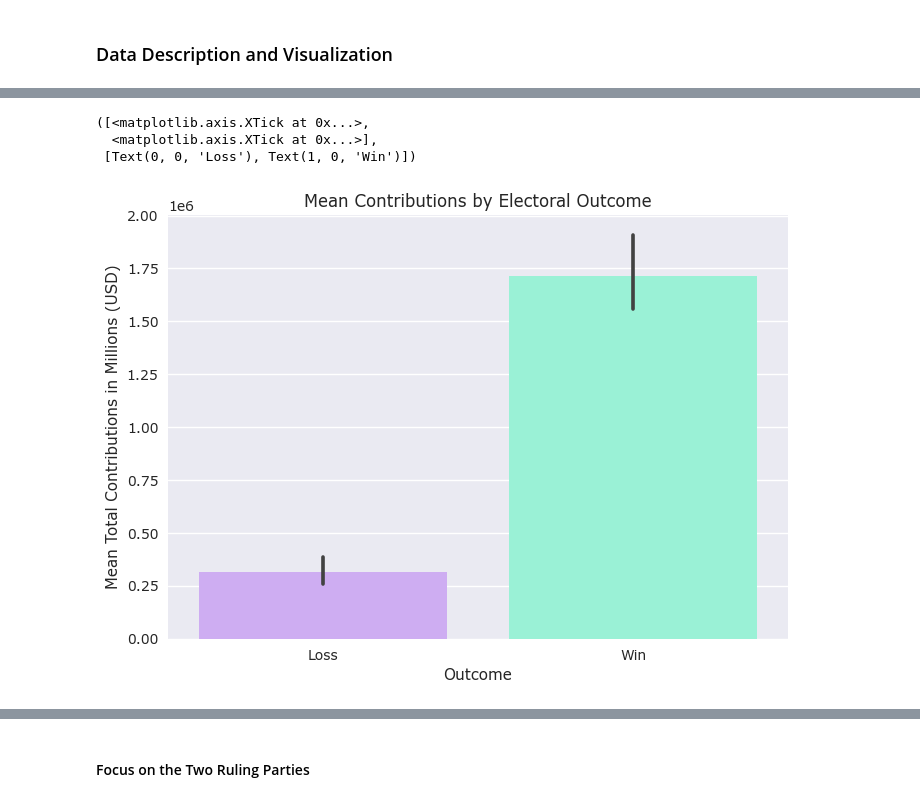
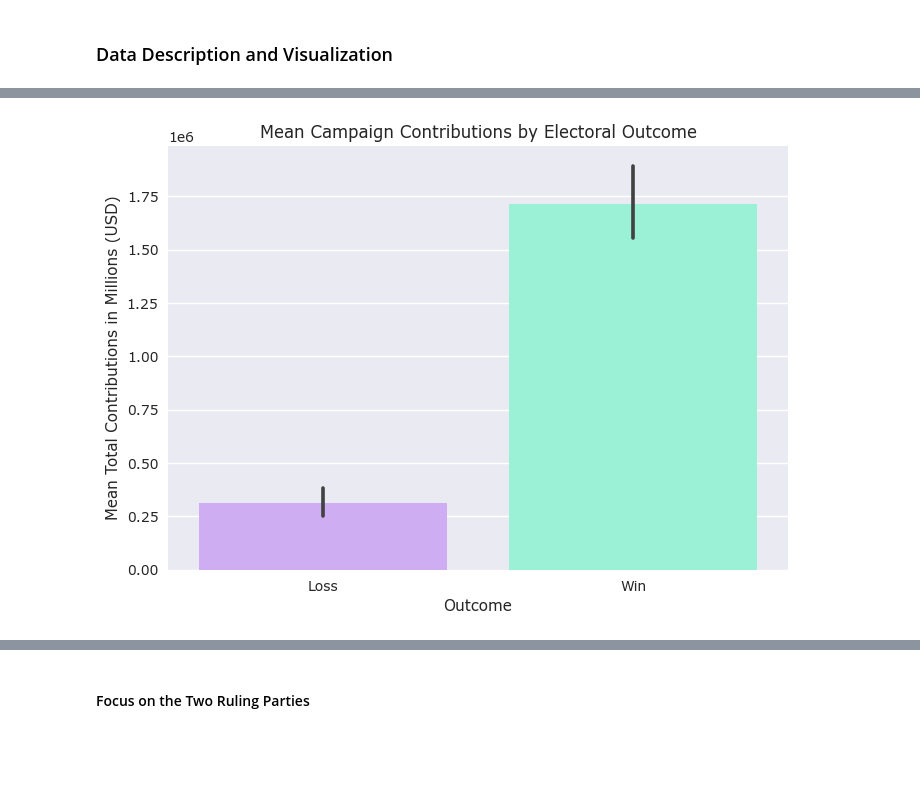
Before and after one commit to neophyte577/campaign-finance-analysis-house-2016, a Jupyter notebook: analysis/house_campaign_finance_analysis_2016.ipynb, the cells around one changed output, grey strips where cells are left out. Drawn from its saved outputs; the diff is of its cells as text; code cells hidden in the pictures; blank space fills up the shorter version.

```diff
--- a/house_campaign_finance_analysis_2016.ipynb
+++ b/analysis/house_campaign_finance_analysis_2016.ipynb
@@ -21,11 +21,11 @@ In light of these limitations, two datasets have been produced via two different
 
 The second dataset will serve as the focus of the parametric analyses and algorithmic classifications which follow, while the first will be analyzed in a separate notebook. It seems reasonable to expect that both will scale and complement one another nicely upon augmentation with data from additional election cycles.
 # %%
-finance = pd.read_csv('prepped_data/house_campaign_finance_data_2016.csv')
+finance = pd.read_csv('../prepped_data/house_campaign_finance_data_2016.csv')
 
 finance[['fec_id','first_name','last_name']] = finance[['fec_id','first_name','last_name']].astype(str)
 
-election = pd.read_csv('prepped_data/house_election_results_2016.csv')
+election = pd.read_csv('../prepped_data/house_election_results_2016.csv')
 
 election[['fec_id','first_name','last_name']] = election[['fec_id','first_name','last_name']].astype(str)
 # %% [markdown]
@@ -281,7 +281,7 @@ dtype: object
 # %% [markdown]
 As can be seen from the output of the cells below, the is a large discrepancy in incumbent count between the vote-inclusive dataset and the larger dataset is attributable to the 50 representatives who had raised campaign funds during the 2015-2016 cycle (and were therefore included in the finance data), but were either retiring from public office or were seeking a different office (and were therefore excluded from the electoral data). As this project is meant to investigate the relationship between campaign contributions and election outcomes, these candidates were excluded from the larger dataset.
 # %%
-retiree_df = pd.read_csv('raw_data/retiring_incumbents_house_2016.csv')
+retiree_df = pd.read_csv('../raw_data/retiring_incumbents_house_2016.csv')
 
 retiree_df = clean_names(retiree_df)
 
@@ -492,15 +495,14 @@ plt.xticks(ticks=[0,1], labels=['Losers','Winners'])
 # %%
 sns.barplot(data=house, x='winner', y='tot_rec', palette=['#cea2fd','#8cffdb'], errorbar=('ci',99))
 
-plt.title('Mean Contributions by Electoral Outcome')
+plt.title('Mean Campaign Contributions by Electoral Outcome')
 plt.xlabel('Outcome')
 plt.ylabel('Mean Total Contributions in Millions (USD)')
 plt.xticks(ticks=[0,1], labels=['Loss','Win'])
+plt.savefig('../results/figures/barplot_of_mean_campaign_contributions_by_electoral_outcome.png')
+plt.show()
 # %% [output]
-([<matplotlib.axis.XTick at 0x...>,
-  <matplotlib.axis.XTick at 0x...>],
- [Text(0, 0, 'Loss'), Text(1, 0, 'Win')])
-[figure, old version]
+[figure, new version]
 # %%
 med_rec_by_outcome = [house[house['winner']==0]['tot_rec'].median(), house[house['winner']==1]['tot_rec'].median()]
 
```
Also changed, not shown: parts of 20 cells of this notebook, 24 other files.
